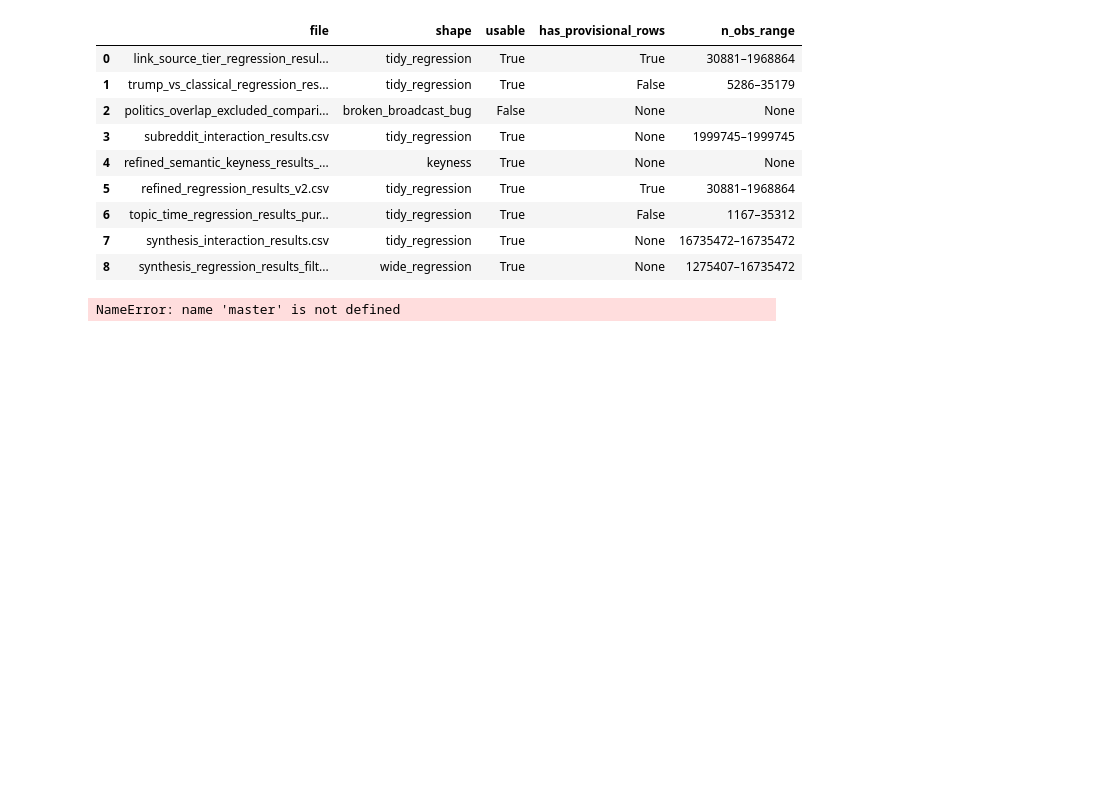
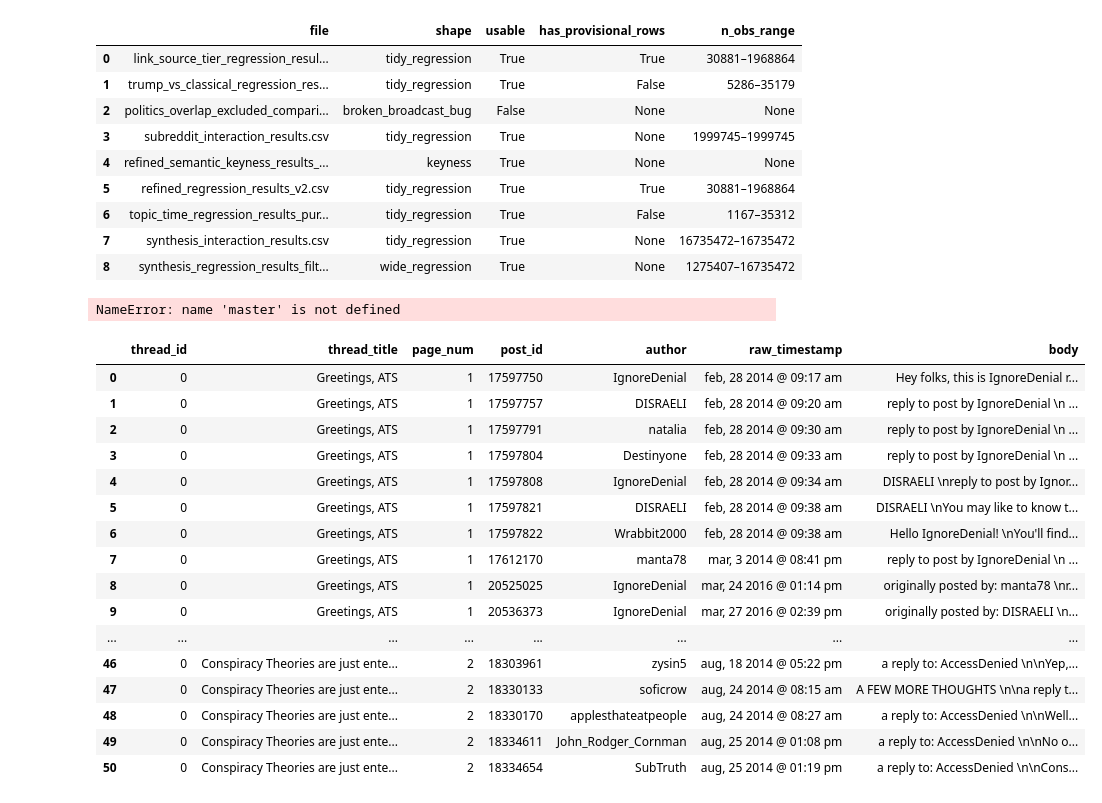
Before and after one commit to humanathema/ConspiracyComments, a Jupyter notebook: LatestDataCheck.ipynb, the cells around one changed output. Saved outputs shown, nothing was run; the diff lists cells and outputs as text; code cells hidden in the pictures; blank space fills up the shorter version.

```diff
--- a/LatestDataCheck.ipynb
+++ b/LatestDataCheck.ipynb
@@ -435,3 +435,25 @@ sig = master.pivot_table(index="variable", columns="cohort",
 sig
 # %% [output]
 NameError: name 'master' is not defined
+# %%
+ats = pd.read_json(BASE +"ats_comments_sample.jsonl", lines = True)
+# %%
+ats
+# %% [output]
+|  | thread_id | thread_title | page_num | post_id | author | raw_timestamp | body |
+| 0 | 0 | Greetings, ATS | 1 | 17597750 | IgnoreDenial | feb, 28 2014 @ 09:17 am | Hey folks, this is IgnoreDenial r... |
+| 1 | 0 | Greetings, ATS | 1 | 17597757 | DISRAELI | feb, 28 2014 @ 09:20 am | reply to post by IgnoreDenial \n ... |
+| 2 | 0 | Greetings, ATS | 1 | 17597791 | natalia | feb, 28 2014 @ 09:30 am | reply to post by IgnoreDenial \n ... |
+| 3 | 0 | Greetings, ATS | 1 | 17597804 | Destinyone | feb, 28 2014 @ 09:33 am | reply to post by IgnoreDenial \n ... |
+| 4 | 0 | Greetings, ATS | 1 | 17597808 | IgnoreDenial | feb, 28 2014 @ 09:34 am | DISRAELI \nreply to post by Ignor... |
+| 5 | 0 | Greetings, ATS | 1 | 17597821 | DISRAELI | feb, 28 2014 @ 09:38 am | DISRAELI \nYou may like to know t... |
+| 6 | 0 | Greetings, ATS | 1 | 17597822 | Wrabbit2000 | feb, 28 2014 @ 09:38 am | Hello IgnoreDenial! \nYou'll find... |
+| 7 | 0 | Greetings, ATS | 1 | 17612170 | manta78 | mar, 3 2014 @ 08:41 pm | reply to post by IgnoreDenial \n ... |
+| 8 | 0 | Greetings, ATS | 1 | 20525025 | IgnoreDenial | mar, 24 2016 @ 01:14 pm | originally posted by: manta78 \nr... |
+| 9 | 0 | Greetings, ATS | 1 | 20536373 | IgnoreDenial | mar, 27 2016 @ 02:39 pm | originally posted by: DISRAELI \n... |
+| ... | ... | ... | ... | ... | ... | ... | ... |
+| 46 | 0 | Conspiracy Theories are just ente... | 2 | 18303961 | zysin5 | aug, 18 2014 @ 05:22 pm | a reply to: AccessDenied \n\nYep,... |
+| 47 | 0 | Conspiracy Theories are just ente... | 2 | 18330133 | soficrow | aug, 24 2014 @ 08:15 am | A FEW MORE THOUGHTS \n\na reply t... |
+| 48 | 0 | Conspiracy Theories are just ente... | 2 | 18330170 | applesthateatpeople | aug, 24 2014 @ 08:27 am | a reply to: AccessDenied \n\nWell... |
+| 49 | 0 | Conspiracy Theories are just ente... | 2 | 18334611 | John_Rodger_Cornman | aug, 25 2014 @ 01:08 pm | a reply to: AccessDenied \n\nNo o... |
+| 50 | 0 | Conspiracy Theories are just ente... | 2 | 18334654 | SubTruth | aug, 25 2014 @ 01:19 pm | a reply to: AccessDenied \n\nCons... |
```
Also changed, not shown: 27 other files.
